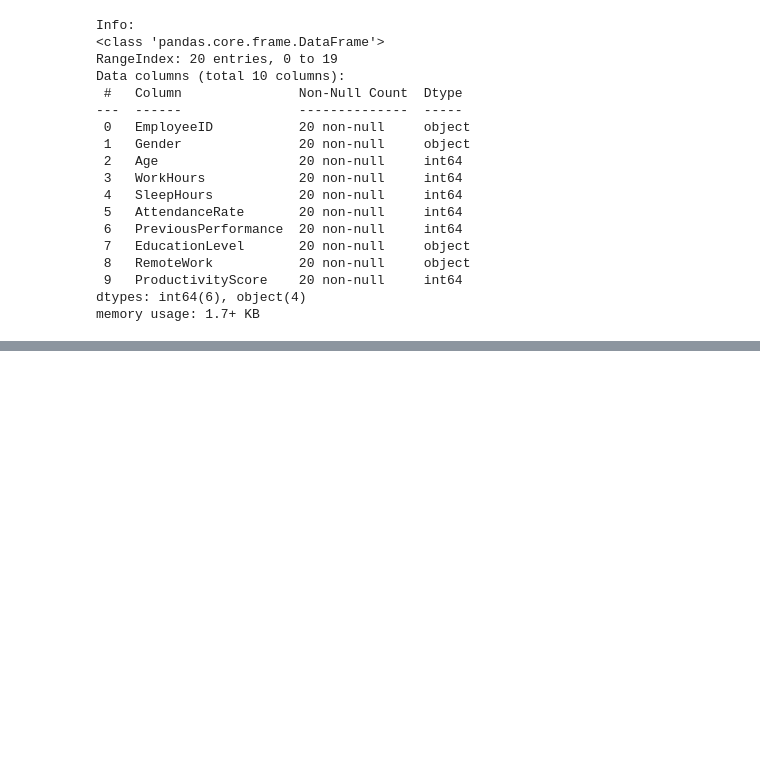
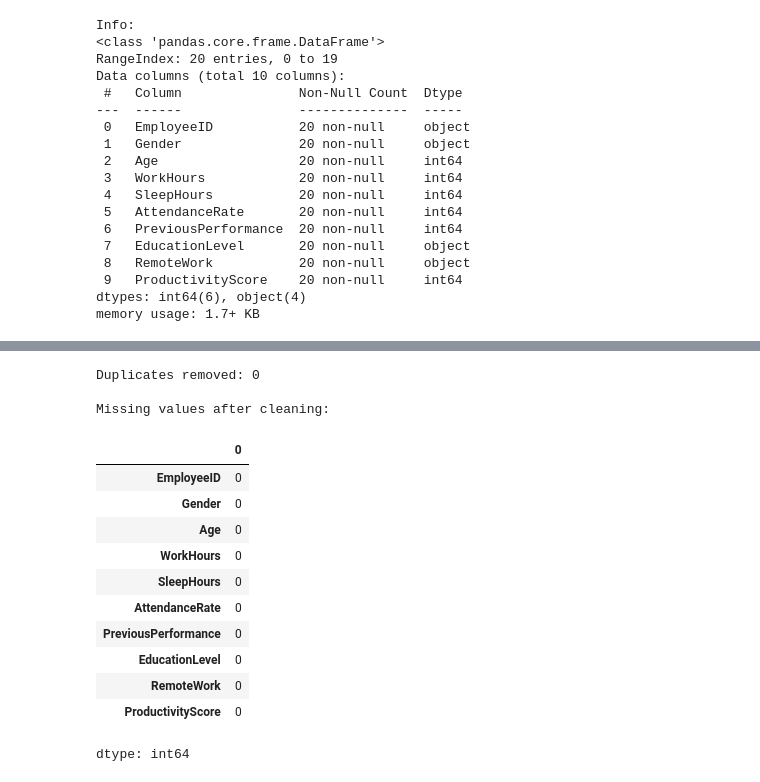
Before and after one commit to 200612780/Assignemt-1-Employee-Productivity-Wellness-Insight-tool-AIDI1002, a Jupyter notebook: assignment_1_employee_productivity_wellness_insights_tool.ipynb, the cells around one changed output, grey strips where cells are left out. Saved outputs shown, nothing was run; the diff lists cells and outputs as text; code cells hidden in the pictures; blank space fills up the shorter version.

Commit message:
PART 2 — Data Cleaning Completed

```diff
--- a/assignment_1_employee_productivity_wellness_insights_tool.ipynb
+++ b/assignment_1_employee_productivity_wellness_insights_tool.ipynb
@@ -62,3 +62,40 @@ Summary Statistics:
 | 50% | NaN | NaN | 35.500000 | 8.000000 | 7.00000 | 90.00000 | 84.000000 | ... |
 | 75% | NaN | NaN | 41.000000 | 9.000000 | 7.25000 | 93.25000 | 88.250000 | ... |
 | max | NaN | NaN | 50.000000 | 11.000000 | 8.00000 | 97.00000 | 93.000000 | ... |
+# %%
+#PART 2 — Data Cleaning
+# 1) Check missing values
+df.isnull().sum()
+
+# As there are no duplicate values or missing values in the dataset i have commented the code that fills missing value.
+
+# 2. Fill missing WorkHours with the mean
+#df["WorkHours"] = df["WorkHours"].fillna(df["WorkHours"].mean())
+
+# 3. Fill missing EducationLevel with the mode
+#df["EducationLevel"] = df["EducationLevel"].fillna(df["EducationLevel"].mode()[0])
+
+# 4. Remove duplicate rows if any
+before = len(df)
+df = df.drop_duplicates()
+after = len(df)
+
+print(f"\nDuplicates removed: {before - after}")
+print("\nMissing values after cleaning:")
+display(df.isnull().sum())
+# %% [output]
+Duplicates removed: 0
+
+Missing values after cleaning:
+|  | 0 |
+| EmployeeID | 0 |
+| Gender | 0 |
+| Age | 0 |
+| WorkHours | 0 |
+| SleepHours | 0 |
+| AttendanceRate | 0 |
+| PreviousPerformance | 0 |
+| EducationLevel | 0 |
+| RemoteWork | 0 |
+| ProductivityScore | 0 |
+dtype: int64
```
Also changed, not shown: parts of 1 cell of this notebook.
